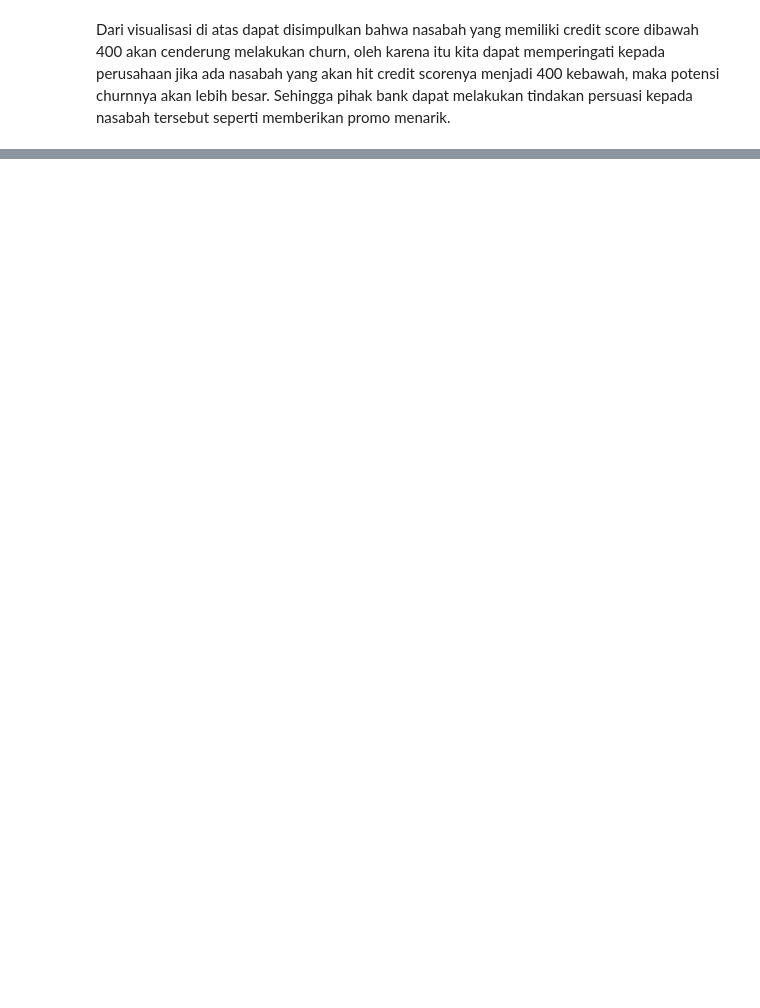
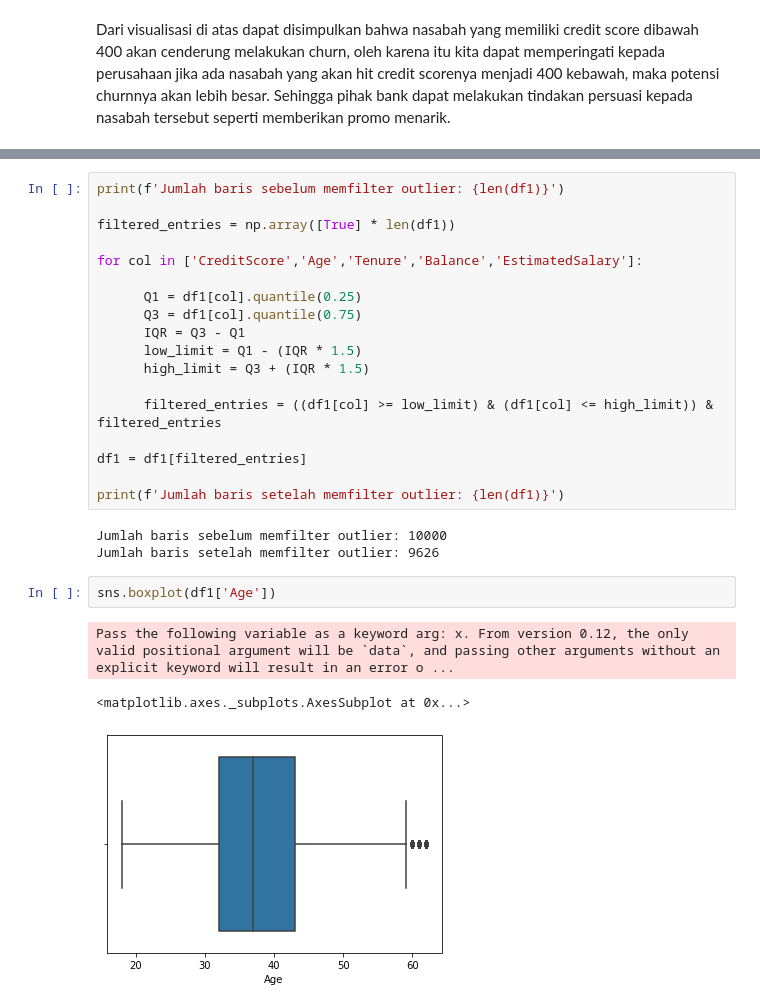
Before and after one commit to Fairas/Final-Project-Boba-Warriors, a Jupyter notebook: Final_Project_Boba_Warriors.ipynb, the cells around one changed output, grey strips where cells are left out. Saved outputs shown, nothing was run; the diff lists cells and outputs as text; blank space fills up the shorter version.

```diff
--- a/Final_Project_Boba_Warriors.ipynb
+++ b/Final_Project_Boba_Warriors.ipynb
@@ -448,0 +533,27 @@ Dari visualisasi di atas dapat disimpulkan bahwa nasabah yang memiliki credit sc
+# %%
+print(f'Jumlah baris sebelum memfilter outlier: {len(df1)}')
+
+filtered_entries = np.array([True] * len(df1))
+
+for col in ['CreditScore','Age','Tenure','Balance','EstimatedSalary']:
+
+      Q1 = df1[col].quantile(0.25)
+      Q3 = df1[col].quantile(0.75)
+      IQR = Q3 - Q1
+      low_limit = Q1 - (IQR * 1.5)
+      high_limit = Q3 + (IQR * 1.5)
+
+      filtered_entries = ((df1[col] >= low_limit) & (df1[col] <= high_limit)) & filtered_entries
+
+df1 = df1[filtered_entries]
+
+print(f'Jumlah baris setelah memfilter outlier: {len(df1)}')
+# %% [output]
+Jumlah baris sebelum memfilter outlier: 10000
+Jumlah baris setelah memfilter outlier: 9626
+# %%
+sns.boxplot(df1['Age'])
+# %% [output]
+Pass the following variable as a keyword arg: x. From version 0.12, the only valid positional argument will be `data`, and passing other arguments without an explicit keyword will result in an error o ...
+<matplotlib.axes._subplots.AxesSubplot at 0x...>
+[figure, added]
```
Also changed, not shown: parts of 65 cells of this notebook, 1 other file.
